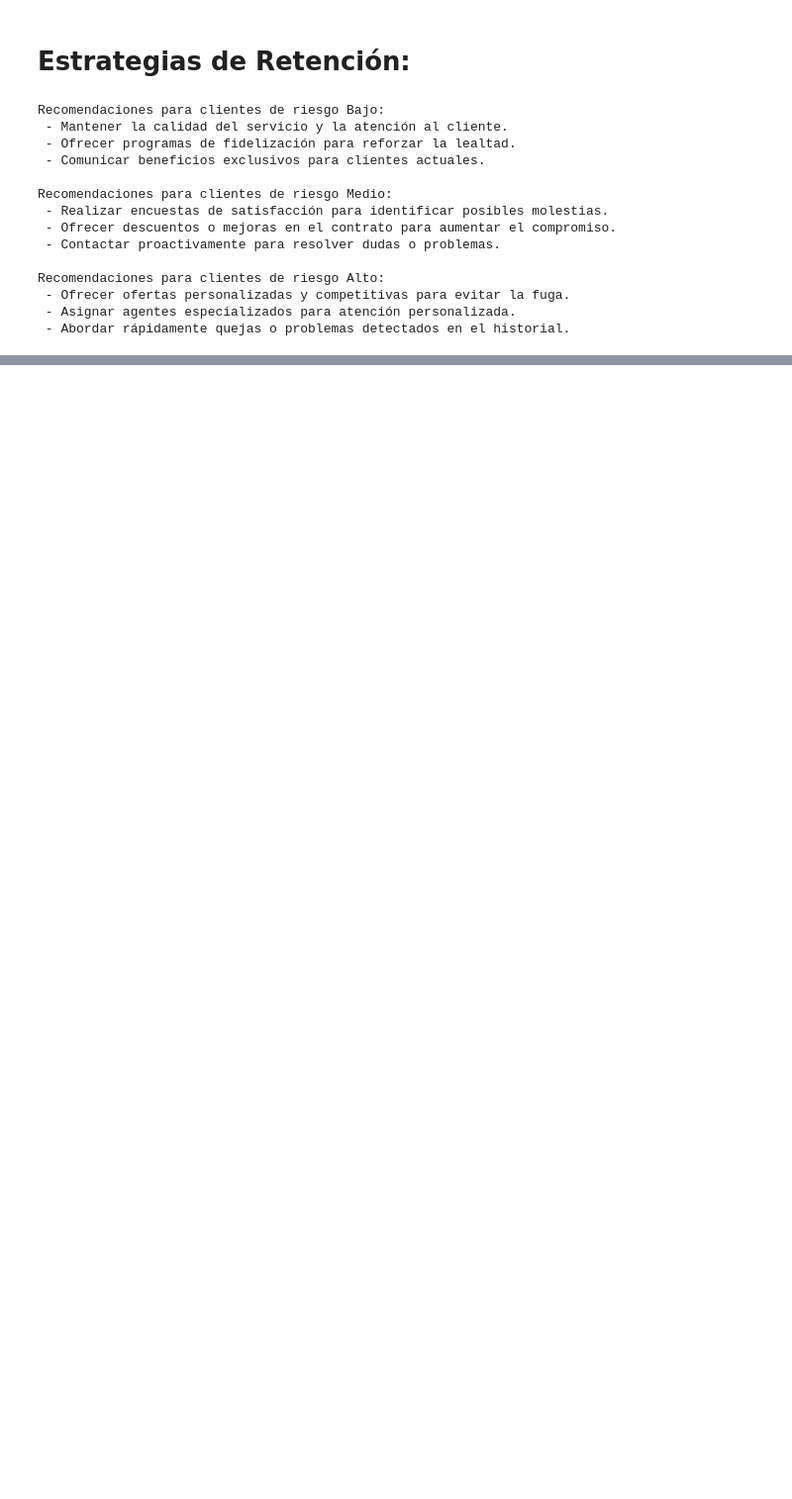
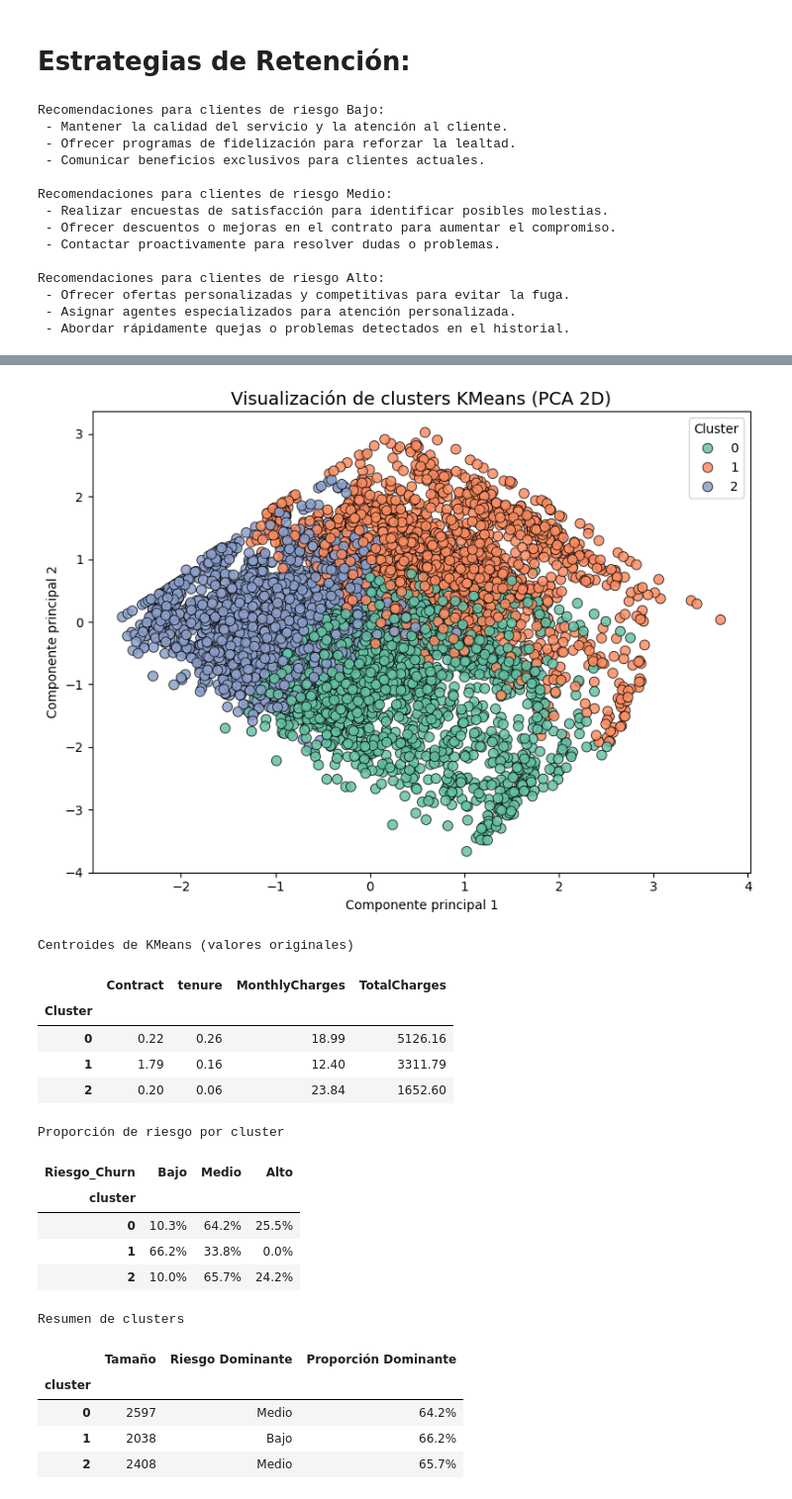
Before and after one commit to frankliramos/Portafolio, a Jupyter notebook: Telco esp.ipynb, the cells around one changed output, grey strips where cells are left out. Shown at 99% size. Saved outputs shown, nothing was run; the diff lists cells and outputs as text; code cells hidden in the pictures; blank space fills up the shorter version.

```diff
--- a/Telco esp.ipynb
+++ b/Telco esp.ipynb
@@ -611,0 +721,72 @@ Passing `palette` without assigning `hue` is deprecated and will be removed in v
+# %%
+# Resumen visual y analítico de los clusters generados por KMeans
+from sklearn.decomposition import PCA
+import matplotlib.pyplot as plt
+import seaborn as sns
+import pandas as pd
+
+# Visualización de los clusters en 2D usando PCA para reducción de dimensionalidad
+pca = PCA(n_components=2)
+X_pca = pca.fit_transform(X_cluster_scaled)
+df['cluster'] = kmeans.labels_
+
+plt.figure(figsize=(8,6))
+palette = sns.color_palette('Set2', n_colors=n_clusters)
+sns.scatterplot(x=X_pca[:,0], y=X_pca[:,1], hue=df['cluster'], palette=palette, s=60, alpha=0.85, edgecolor='k')
+plt.title('Visualización de clusters KMeans (PCA 2D)', fontsize=14)
+plt.xlabel('Componente principal 1')
+plt.ylabel('Componente principal 2')
+plt.legend(title='Cluster', loc='best')
+plt.tight_layout()
+plt.show()
+
+# Mostrar los centroides de KMeans en el espacio original de los factores
+centroides = scaler.inverse_transform(kmeans.cluster_centers_)
+centroides_df = pd.DataFrame(centroides, columns=top_4_factores)
+centroides_df['Cluster'] = range(n_clusters)
+centroides_df = centroides_df.set_index('Cluster')
+display(centroides_df.style.format('{:.2f}').set_caption('Centroides de KMeans (valores originales)'))
+
+# Composición de riesgo en cada cluster
+cluster_riesgo = df.groupby('cluster')['Riesgo_Churn'].value_counts(normalize=True).unstack().fillna(0)
+display(cluster_riesgo.style.format('{:.1%}').set_caption('Proporción de riesgo por cluster'))
+
+# Tabla resumen de tamaño y riesgo dominante por cluster
+tabla_resumen = pd.DataFrame({
+    'Tamaño': df['cluster'].value_counts().sort_index(),
+    'Riesgo Dominante': cluster_riesgo.idxmax(axis=1),
+    'Proporción Dominante': cluster_riesgo.max(axis=1)
+})
+display(tabla_resumen.style.format({'Proporción Dominante': '{:.1%}'}).set_caption('Resumen de clusters'))
+
+# Intervención recomendada basada en clusters:
+print("\n--- Intervención Recomendada por Cluster ---\n")
+for idx, row in tabla_resumen.iterrows():
+    print(f"Cluster {idx} (Tamaño: {row['Tamaño']}, Riesgo dominante: {row['Riesgo Dominante']} - {row['Proporción Dominante']:.1%}):")
+    if row['Riesgo Dominante'] == 'Alto':
+        print("  Intervención: Campaña de retención inmediata, revisión de tarifas, contacto personalizado y oferta de valor.")
+    elif row['Riesgo Dominante'] == 'Medio':
+        print("  Intervención: Incentivos de lealtad, encuestas de satisfacción y seguimiento proactivo.")
+    else:
+        print("  Intervención: Programas de fidelización, reconocimiento y mantener excelencia en servicio.")
+    print('-'*70)
+# %% [output]
+[figure, added]
+Centroides de KMeans (valores originales)
+|  | Contract | tenure | MonthlyCharges | TotalCharges |
+| Cluster |  |  |  |  |
+| 0 | 0.22 | 0.26 | 18.99 | 5126.16 |
+| 1 | 1.79 | 0.16 | 12.40 | 3311.79 |
+| 2 | 0.20 | 0.06 | 23.84 | 1652.60 |
+Proporción de riesgo por cluster
+| Riesgo_Churn | Bajo | Medio | Alto |
+| cluster |  |  |  |
+| 0 | 10.3% | 64.2% | 25.5% |
+| 1 | 66.2% | 33.8% | 0.0% |
+| 2 | 10.0% | 65.7% | 24.2% |
+Resumen de clusters
+|  | Tamaño | Riesgo Dominante | Proporción Dominante |
+| cluster |  |  |  |
+| 0 | 2597 | Medio | 64.2% |
+| 1 | 2038 | Bajo | 66.2% |
+| 2 | 2408 | Medio | 65.7% |
```
Also changed, not shown: parts of 6 cells of this notebook, 1 other file.
